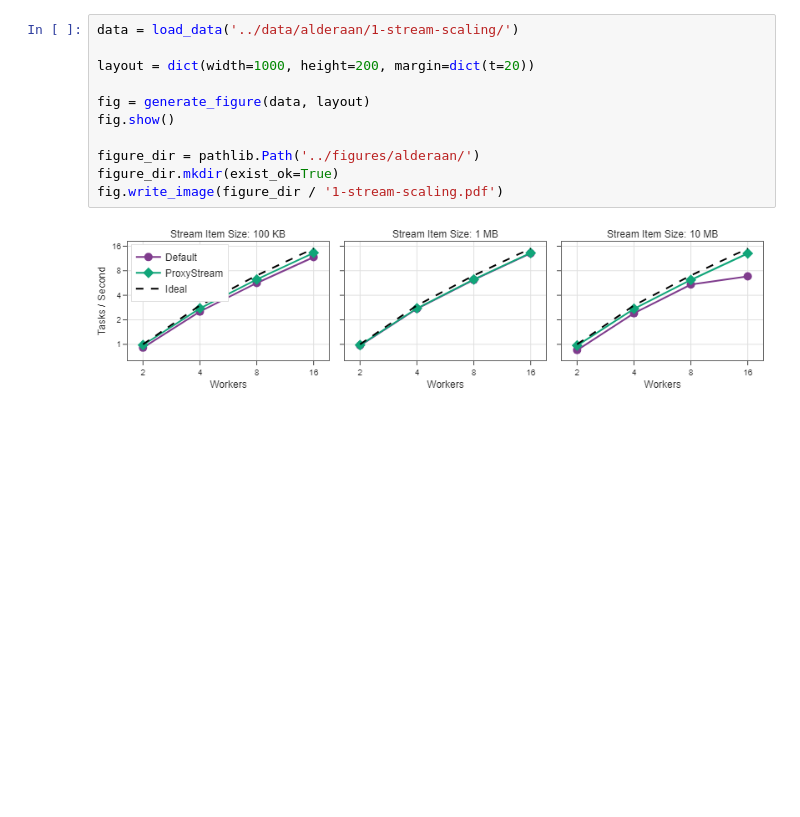
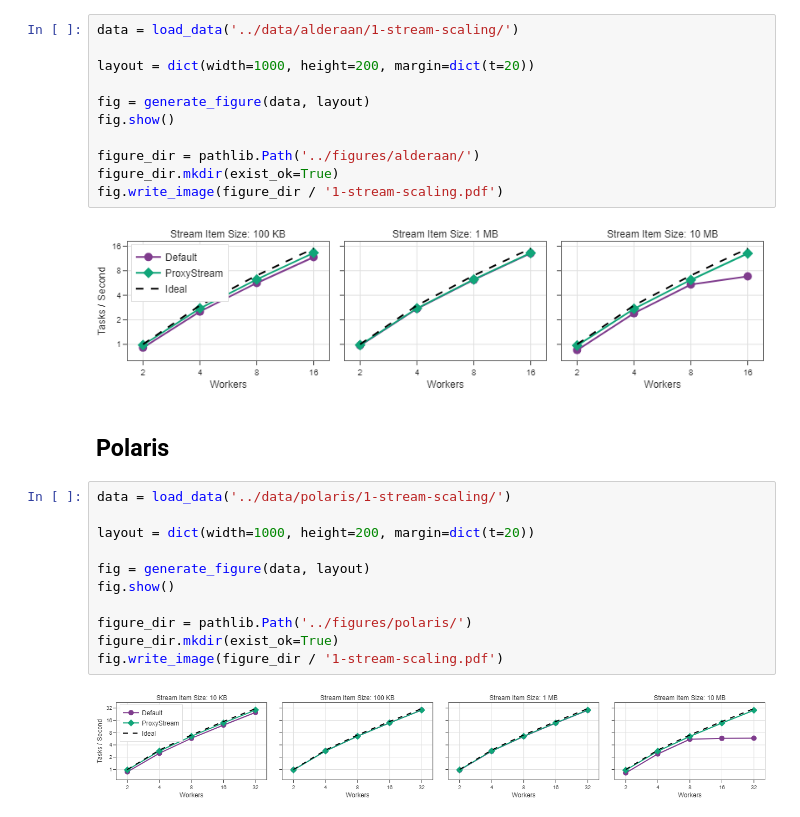
Before and after one commit to proxystore/tpds24-evaluation, a Jupyter notebook: notebooks/1-stream-scaling.ipynb, the cells around one changed output. Drawn from its saved outputs; the diff is of its cells as text; blank space fills up the shorter version.

```diff
--- a/notebooks/1-stream-scaling.ipynb
+++ b/notebooks/1-stream-scaling.ipynb
@@ -130,3 +130,18 @@ figure_dir.mkdir(exist_ok=True)
 fig.write_image(figure_dir / '1-stream-scaling.pdf')
 # %% [output]
 [figure]
+# %% [markdown]
+## Polaris
+# %%
+data = load_data('../data/polaris/1-stream-scaling/')
+
+layout = dict(width=1000, height=200, margin=dict(t=20))
+
+fig = generate_figure(data, layout)
+fig.show()
+
+figure_dir = pathlib.Path('../figures/polaris/')
+figure_dir.mkdir(exist_ok=True)
+fig.write_image(figure_dir / '1-stream-scaling.pdf')
+# %% [output]
+[figure, added]
```
Also changed, not shown: 6 other files.
